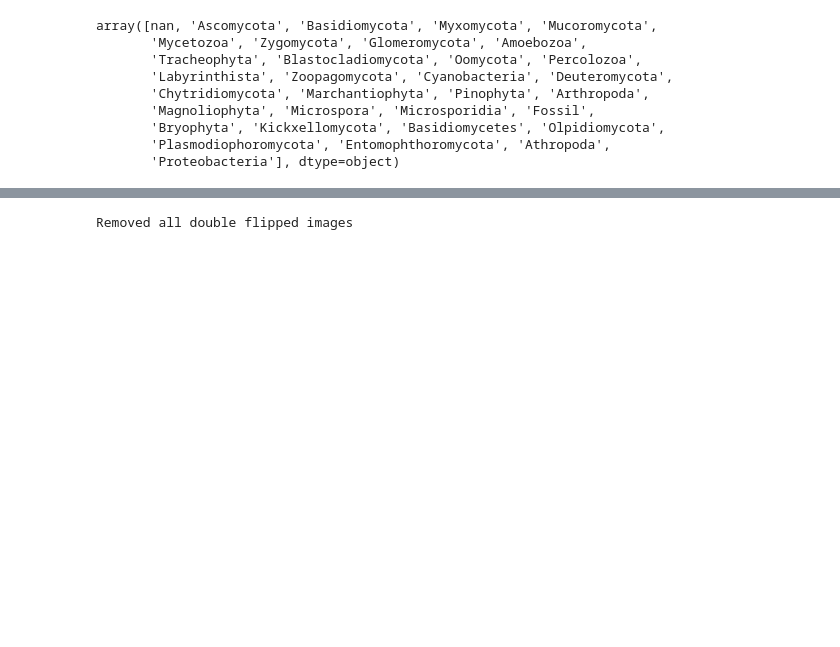
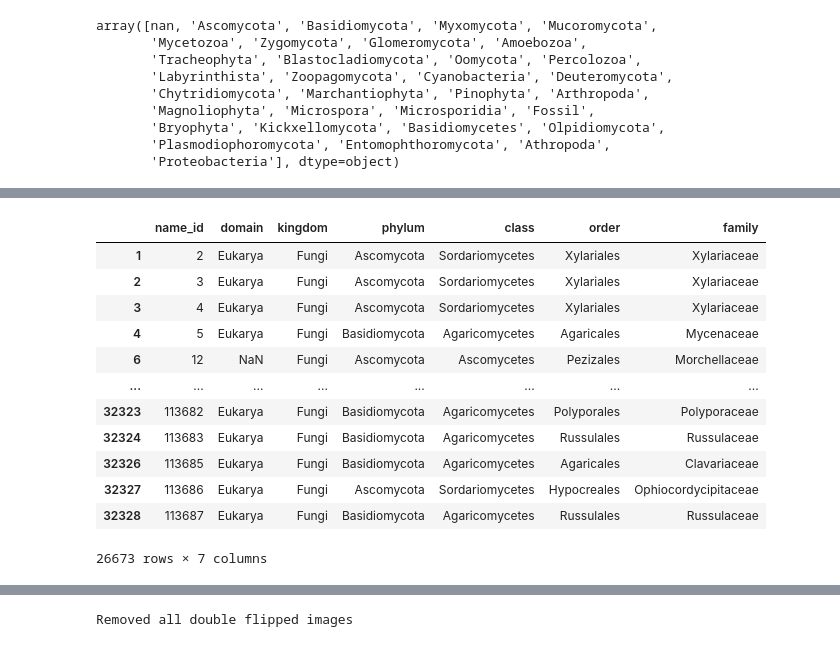
Before and after one commit to Bakkonrad/FungEye, a Jupyter notebook: FungEyeAi/Mushroom recognition fungi filtration.ipynb, the cells around one changed output, grey strips where cells are left out. Cells and saved outputs as stored; diff of their text form; code cells hidden in the pictures; blank space fills up the shorter version.

```diff
--- a/FungEyeAi/Mushroom recognition fungi filtration.ipynb
+++ b/FungEyeAi/Mushroom recognition fungi filtration.ipynb
@@ -200,0 +335,19 @@ array([nan, 'Ascomycota', 'Basidiomycota', 'Myxomycota', 'Mucoromycota',
+# %%
+#First we can delete from the fungus_types_df the non-fungus types and the fungi phylums that are not Basidiomycota or Ascomycota
+fungus_types_df = fungus_types_df.drop(fungus_types_df[fungus_types_df['family'].isin(non_fungus_families)].index)
+fungus_types_df = fungus_types_df.drop(fungus_types_df[fungus_types_df['phylum'].isin(del_phylum_names)].index)
+fungus_types_df
+# %% [output]
+|  | name_id | domain | kingdom | phylum | class | order | family |
+| 1 | 2 | Eukarya | Fungi | Ascomycota | Sordariomycetes | Xylariales | Xylariaceae |
+| 2 | 3 | Eukarya | Fungi | Ascomycota | Sordariomycetes | Xylariales | Xylariaceae |
+| 3 | 4 | Eukarya | Fungi | Ascomycota | Sordariomycetes | Xylariales | Xylariaceae |
+| 4 | 5 | Eukarya | Fungi | Basidiomycota | Agaricomycetes | Agaricales | Mycenaceae |
+| 6 | 12 | NaN | Fungi | Ascomycota | Ascomycetes | Pezizales | Morchellaceae |
+| ... | ... | ... | ... | ... | ... | ... | ... |
+| 32323 | 113682 | Eukarya | Fungi | Basidiomycota | Agaricomycetes | Polyporales | Polyporaceae |
+| 32324 | 113683 | Eukarya | Fungi | Basidiomycota | Agaricomycetes | Russulales | Russulaceae |
+| 32326 | 113685 | Eukarya | Fungi | Basidiomycota | Agaricomycetes | Agaricales | Clavariaceae |
+| 32327 | 113686 | Eukarya | Fungi | Ascomycota | Sordariomycetes | Hypocreales | Ophiocordycipitaceae |
+| 32328 | 113687 | Eukarya | Fungi | Basidiomycota | Agaricomycetes | Russulales | Russulaceae |
+26673 rows × 7 columns
```
Also changed, not shown: parts of 32 cells of this notebook.
